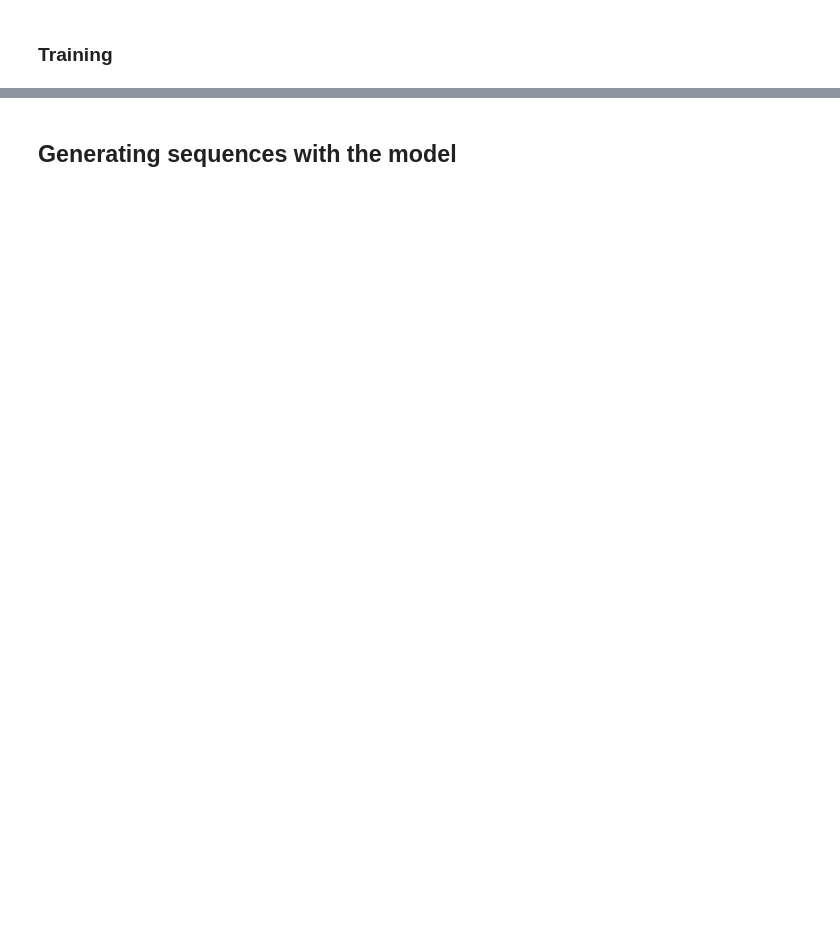
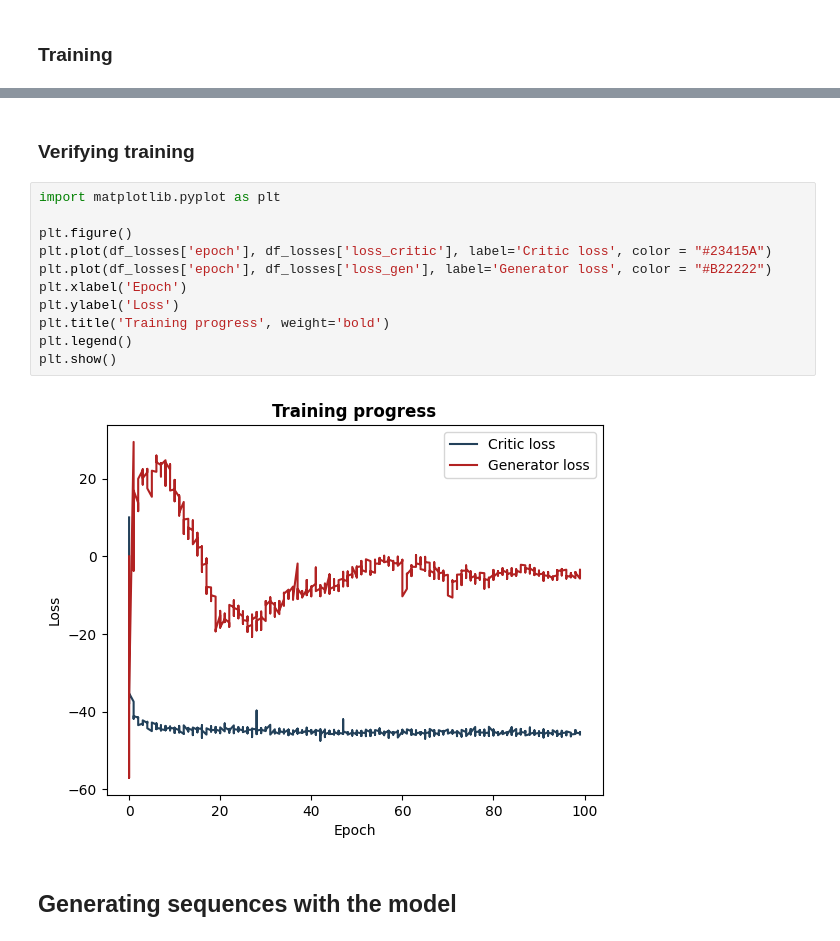
Before and after one commit to Lebimle/27460_synthetic_promoters, a Jupyter notebook: notebooks/synthetic_promoter_generation.ipynb, the cells around one changed output, grey strips where cells are left out. Cells and saved outputs as stored; diff of their text form; blank space fills up the shorter version.

```diff
--- a/notebooks/synthetic_promoter_generation.ipynb
+++ b/notebooks/synthetic_promoter_generation.ipynb
@@ -259,2 +257,17 @@ print(df_losses.head())
+# %% [markdown]
+### Verifying training
+# %%
+import matplotlib.pyplot as plt
+
+plt.figure()
+plt.plot(df_losses['epoch'], df_losses['loss_critic'], label='Critic loss', color = "#23415A")
+plt.plot(df_losses['epoch'], df_losses['loss_gen'], label='Generator loss', color = "#B22222")
+plt.xlabel('Epoch')
+plt.ylabel('Loss')
+plt.title('Training progress', weight='bold')
+plt.legend()
+plt.show()
+# %% [output]
+[figure, added]
 # %% [markdown]
 ## Generating sequences with the model
```
Also changed, not shown: parts of 9 cells of this notebook, 1 other file.
